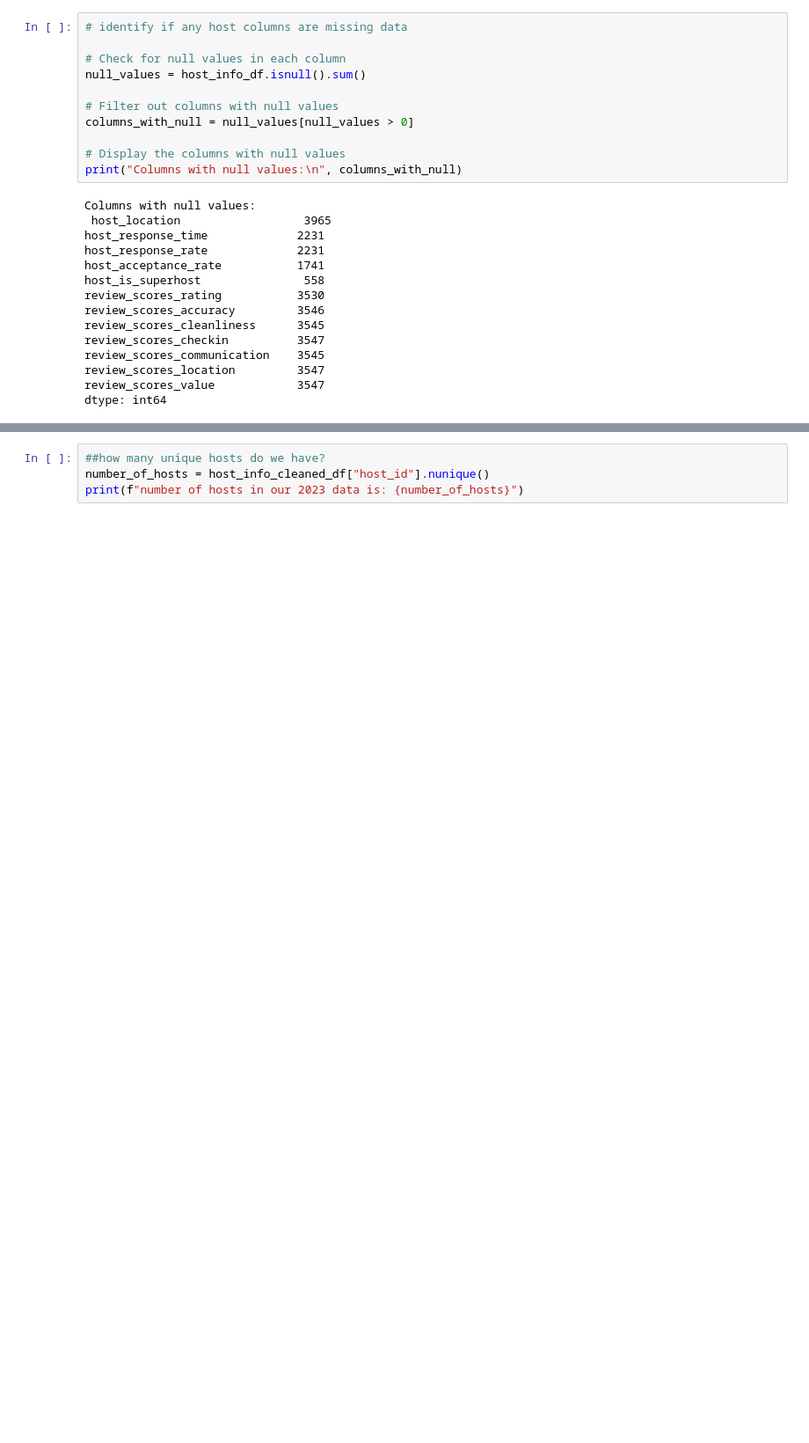
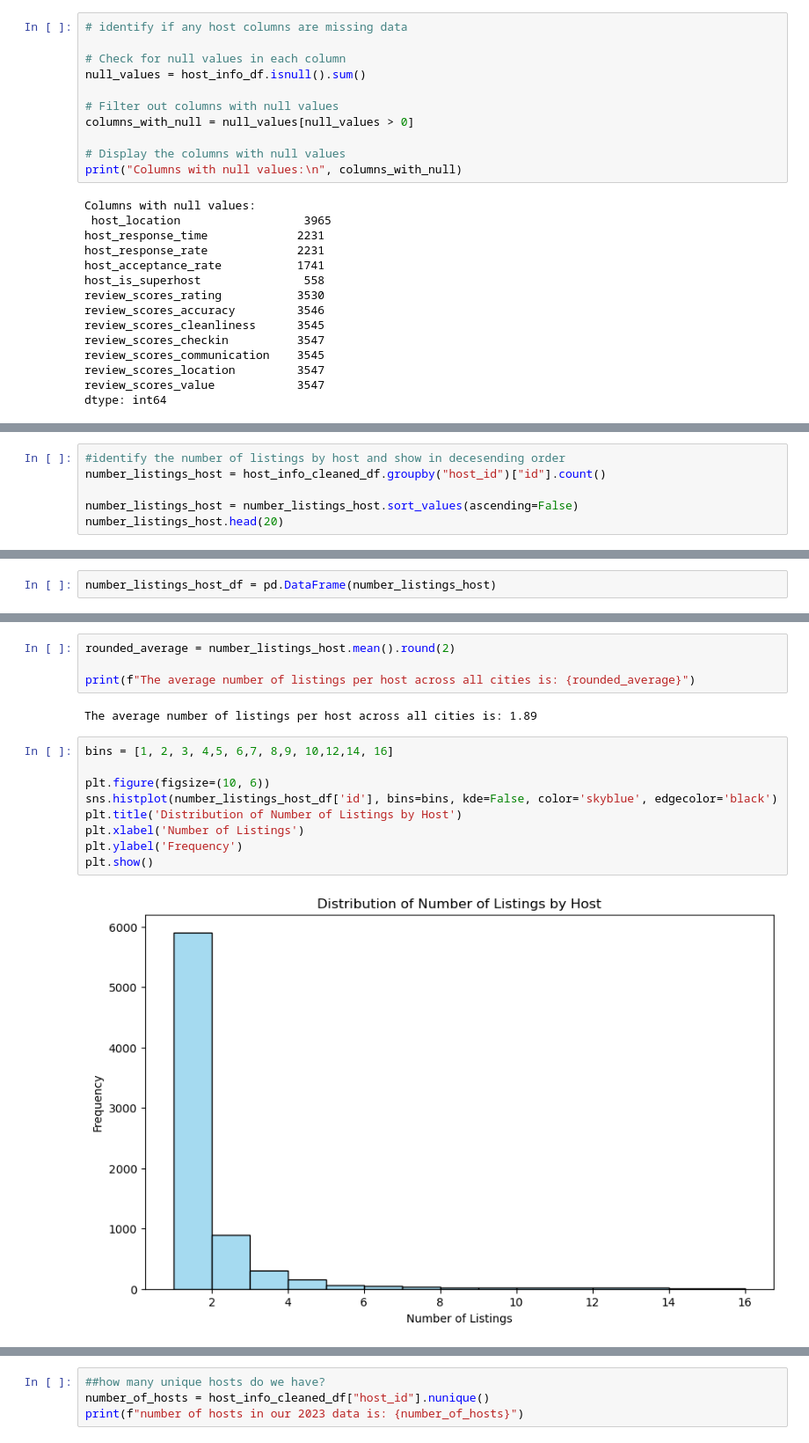
Before and after one commit to bmckimmy/Panda-o-rama, a Jupyter notebook: SB_files/sb_host.ipynb, the cells around one changed output, grey strips where cells are left out. Shown: that part at 88% size. Drawn from its saved outputs; the diff is of its cells as text; blank space fills up the shorter version.

```diff
--- a/SB_files/sb_host.ipynb
+++ b/SB_files/sb_host.ipynb
@@ -197,0 +219,6 @@ dtype: int64
+# %%
+#identify the number of listings by host and show in decesending order
+number_listings_host = host_info_cleaned_df.groupby("host_id")["id"].count()
+
+number_listings_host = number_listings_host.sort_values(ascending=False)
+number_listings_host.head(20)
@@ -197,0 +248,2 @@ dtype: int64
+# %%
+number_listings_host_df = pd.DataFrame(number_listings_host)
@@ -197,0 +260,17 @@ dtype: int64
+# %%
+rounded_average = number_listings_host.mean().round(2)
+
+print(f"The average number of listings per host across all cities is: {rounded_average}")
+# %% [output]
+The average number of listings per host across all cities is: 1.89
+# %%
+bins = [1, 2, 3, 4,5, 6,7, 8,9, 10,12,14, 16]
+
+plt.figure(figsize=(10, 6))
+sns.histplot(number_listings_host_df['id'], bins=bins, kde=False, color='skyblue', edgecolor='black')
+plt.title('Distribution of Number of Listings by Host')
+plt.xlabel('Number of Listings')
+plt.ylabel('Frequency')
+plt.show()
+# %% [output]
+[figure, added]
```
Also changed, not shown: parts of 24 cells of this notebook.
